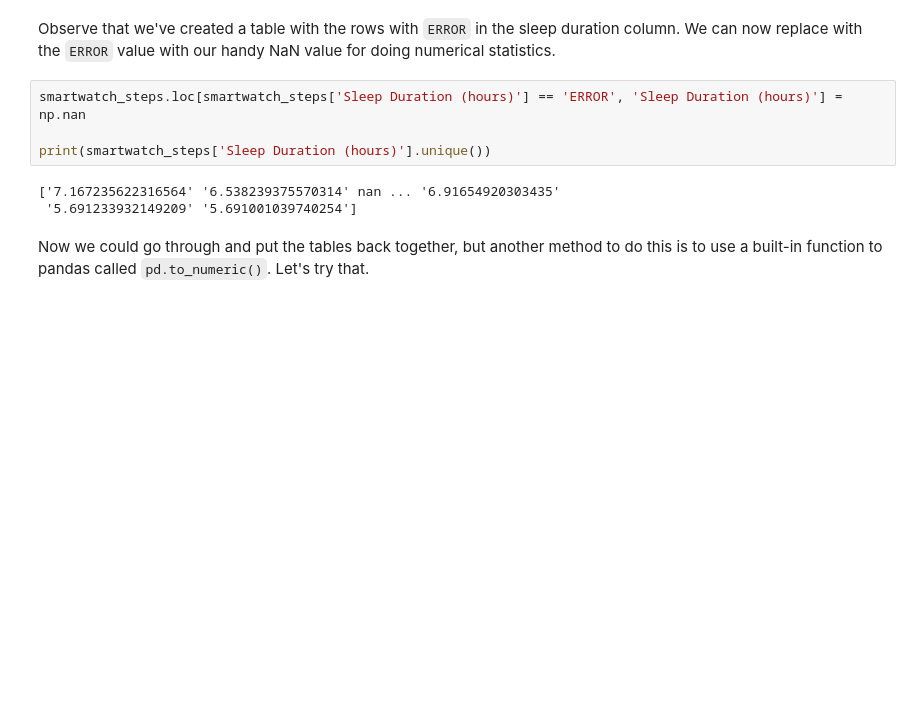
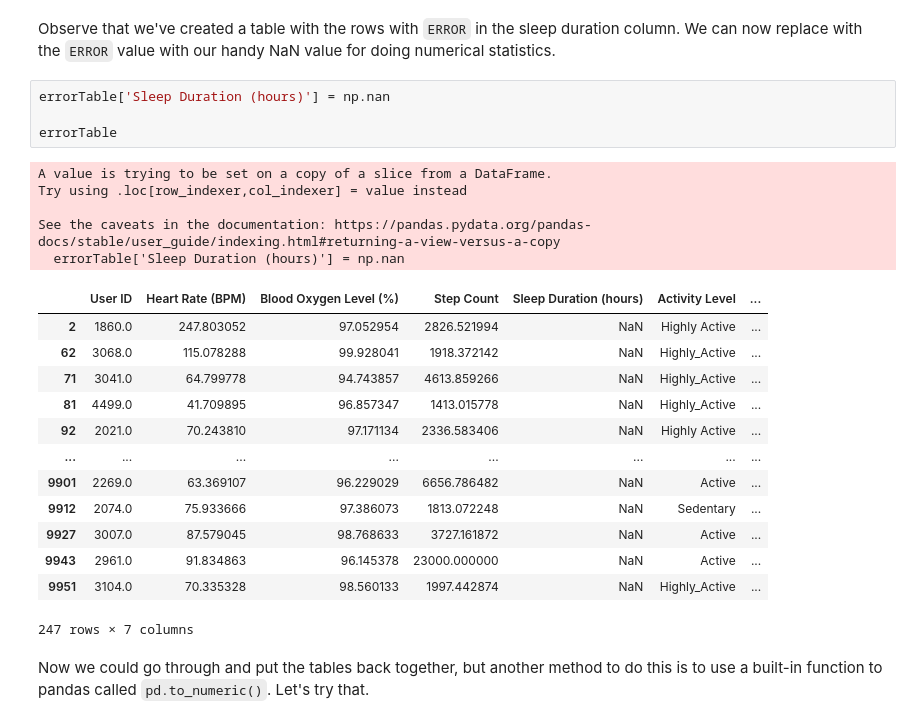
Before and after one commit to BMC-Intersectional-Data-Feminism/exercise-2-data-cleaning-and-analysis-fionayr, a Jupyter notebook: exercise2.ipynb, the cells around one changed output. Saved outputs shown, nothing was run; the diff lists cells and outputs as text; blank space fills up the shorter version.

```diff
--- a/exercise2.ipynb
+++ b/exercise2.ipynb
@@ -374,13 +374,29 @@ errorTable
 247 rows × 7 columns
 # %% [markdown]
 Observe that we've created a table with the rows with `ERROR` in the sleep duration column. We can now replace with the `ERROR` value with our handy NaN value for doing numerical statistics.
-# %%
-smartwatch_steps.loc[smartwatch_steps['Sleep Duration (hours)'] == 'ERROR', 'Sleep Duration (hours)'] = np.nan
-
-print(smartwatch_steps['Sleep Duration (hours)'].unique())
-# %% [output]
-['7.167235622316564' '6.538239375570314' nan ... '6.91654920303435'
- '5.691233932149209' '5.691001039740254']
+# %%
+errorTable['Sleep Duration (hours)'] = np.nan
+
+errorTable
+# %% [output]
+A value is trying to be set on a copy of a slice from a DataFrame.
+Try using .loc[row_indexer,col_indexer] = value instead
+
+See the caveats in the documentation: https://pandas.pydata.org/pandas-docs/stable/user_guide/indexing.html#returning-a-view-versus-a-copy
+  errorTable['Sleep Duration (hours)'] = np.nan
+|  | User ID | Heart Rate (BPM) | Blood Oxygen Level (%) | Step Count | Sleep Duration (hours) | Activity Level | ... |
+| 2 | 1860.0 | 247.803052 | 97.052954 | 2826.521994 | NaN | Highly Active | ... |
+| 62 | 3068.0 | 115.078288 | 99.928041 | 1918.372142 | NaN | Highly_Active | ... |
+| 71 | 3041.0 | 64.799778 | 94.743857 | 4613.859266 | NaN | Highly_Active | ... |
+| 81 | 4499.0 | 41.709895 | 96.857347 | 1413.015778 | NaN | Highly_Active | ... |
+| 92 | 2021.0 | 70.243810 | 97.171134 | 2336.583406 | NaN | Highly Active | ... |
+| ... | ... | ... | ... | ... | ... | ... | ... |
+| 9901 | 2269.0 | 63.369107 | 96.229029 | 6656.786482 | NaN | Active | ... |
+| 9912 | 2074.0 | 75.933666 | 97.386073 | 1813.072248 | NaN | Sedentary | ... |
+| 9927 | 3007.0 | 87.579045 | 98.768633 | 3727.161872 | NaN | Active | ... |
+| 9943 | 2961.0 | 91.834863 | 96.145378 | 23000.000000 | NaN | Active | ... |
+| 9951 | 3104.0 | 70.335328 | 98.560133 | 1997.442874 | NaN | Highly_Active | ... |
+247 rows × 7 columns
 # %% [markdown]
 Now we could go through and put the tables back together, but another method to do this is to use a built-in function to pandas called `pd.to_numeric()`. Let's try that.
 # %%
```
Also changed, not shown: parts of 13 cells of this notebook, 1 other file.
